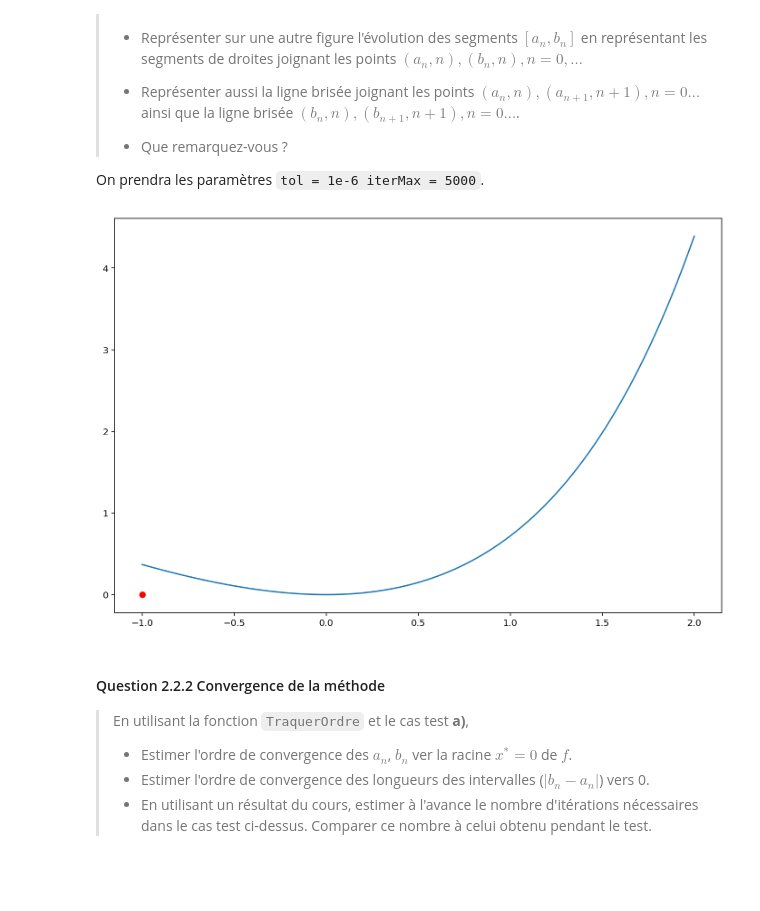
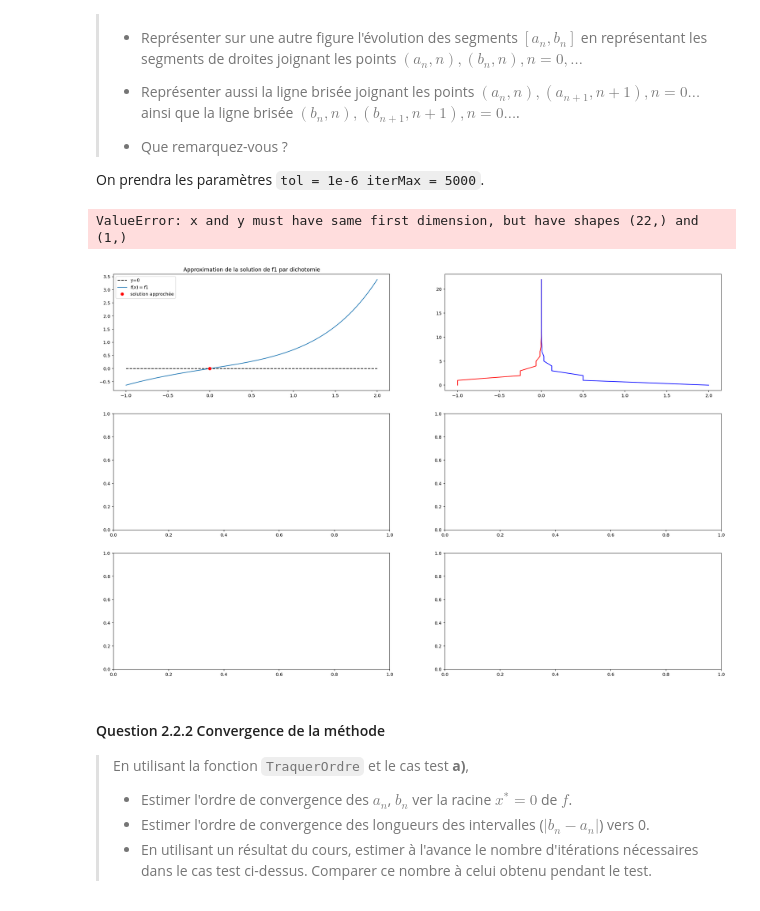
Before and after one commit to momgui/anp, a Jupyter notebook: TP11_etudiant.ipynb, the cells around one changed output. Drawn from its saved outputs; the diff is of its cells as text; code cells hidden in the pictures; blank space fills up the shorter version.

```diff
--- a/TP11_etudiant.ipynb
+++ b/TP11_etudiant.ipynb
@@ -129,7 +128,7 @@ Commencez par implémenter ces 3 fonctions.
 def f1(x):
     return np.exp(x)-1-0.5*x -0.5*x**2
 def f2(x):
-    return np.exp(x)-1-x
+    return np.exp(x)-1-0.5*x
 def f3(x):
     return np.exp(x)-1-x-0.5*x**2
 # %% [markdown]
@@ -148,14 +147,14 @@ def f3(x):
 # %%
 ## METTRE LE CODE ICI
 
-def Dichotomie(f, a, b,  tol = 1e-6, iterMax = 500):
+def Dichotomie(f, a, b,  tol = 1e-10, iterMax = 500):
       '''
       Approximation du zeros d'une fonction f passée en argument
       ENTREES:
             f       -> la fonction
             a, b    -> intervalle [a,b] avec f(a) f(b) < 0
             tol     -> paramètre du test d'arrêt : arrêt si |f(x)| < tol ou si longueur de l'intervalle < tol
-            iterMax -> nombre maximal uatorisé d'itérations
+            iterMax -> nombre maximal autorisé d'itérations
       SORTIES:
             x        -> la solution approchée
             niter    -> nombre d'itérations effectuées
@@ -167,10 +166,11 @@ def Dichotomie(f, a, b,  tol = 1e-6, iterMax = 500):
       bl = []
       al.append(a)
       bl.append(b)
+      initerMax = iterMax
       x = (a+b)/2
       while iterMax > 0:
-            if f(x) == 0:
-                  return x, iterMax, al, bl
+            if f(x) == 0 or abs(a-b) < tol:
+                  return x, initerMax-iterMax, al, bl
             elif f(x) < 0:
                   a = x
             else:
@@ -180,7 +180,7 @@ def Dichotomie(f, a, b,  tol = 1e-6, iterMax = 500):
             bl.append(b)
             x = (a+b)/2
 
-      return x, iterMax, al,bl
+      return x,initerMax- iterMax, al,bl
 # %% [markdown]
 ### Question 2.2  Analyse
 # %% [markdown]
@@ -197,19 +197,31 @@ def Dichotomie(f, a, b,  tol = 1e-6, iterMax = 500):
 On prendra les paramètres ` tol = 1e-6 iterMax = 5000 `.
 # %%
 ## METTRE LE CODE ICI
-f = [f2]
+f = [f1,f2,f3]
 tol = 1.e-6
 iterMax = 5000
-fig = plt.figure(figsize=(12, 8))
-ax = fig.add_subplot(111)
+fig,ax = plt.subplots(3, 2,figsize=(24, 16))
 x_vals = np.linspace(-1, 2, 100)
-for func in f:
-    ax.plot(x_vals, func(x_vals), label=f"$f(x) = {func.__name__}$")
+for i in range(3):
+    ax[i][0].plot(x_vals, np.zeros_like(x_vals), 'k--', label='y=0')
+    ax[i][0].plot(x_vals, f[i](x_vals), label=f"$f(x) = {f[i].__name__}$")
     a, b = -1, 2
-    x_approx, niter, aL, bL = Dichotomie(func, a, b, tol, iterMax)
-    ax.plot([aL[-1], bL[-1]], [0, 0], 'ro', label='solution approchée')
+    x_approx, niter, aL, bL = Dichotomie(f[i], a, b, tol, iterMax)
+    ax[i][0].plot([aL[-1], bL[-1]], [0, 0], 'ro', label='solution approchée')
+    ax[i][0].legend()
+    ax[i][0].set_title(f"Approximation de la solution de {f[i].__name__} par dichotomie")
+
+    ax[i][1].plot(aL,np.linspace(0, len(aL)-1, len(aL)), 'r', label='aL')
+    ax[i][1].plot(bL,np.linspace(0, len(bL)-1, len(bL)), 'b', label='aL')
+    ax[i][1].plot(aL[:-1],aL[-1:], 'b', label='aL')
+
+
+
+
+plt.show()
 # %% [output]
+ValueError: x and y must have same first dimension, but have shapes (22,) and (1,)
-[figure, old version]
+[figure, new version]
 # %% [markdown]
 #### Question 2.2.2 Convergence de la méthode
 
```
Also changed, not shown: parts of 2 cells of this notebook.
